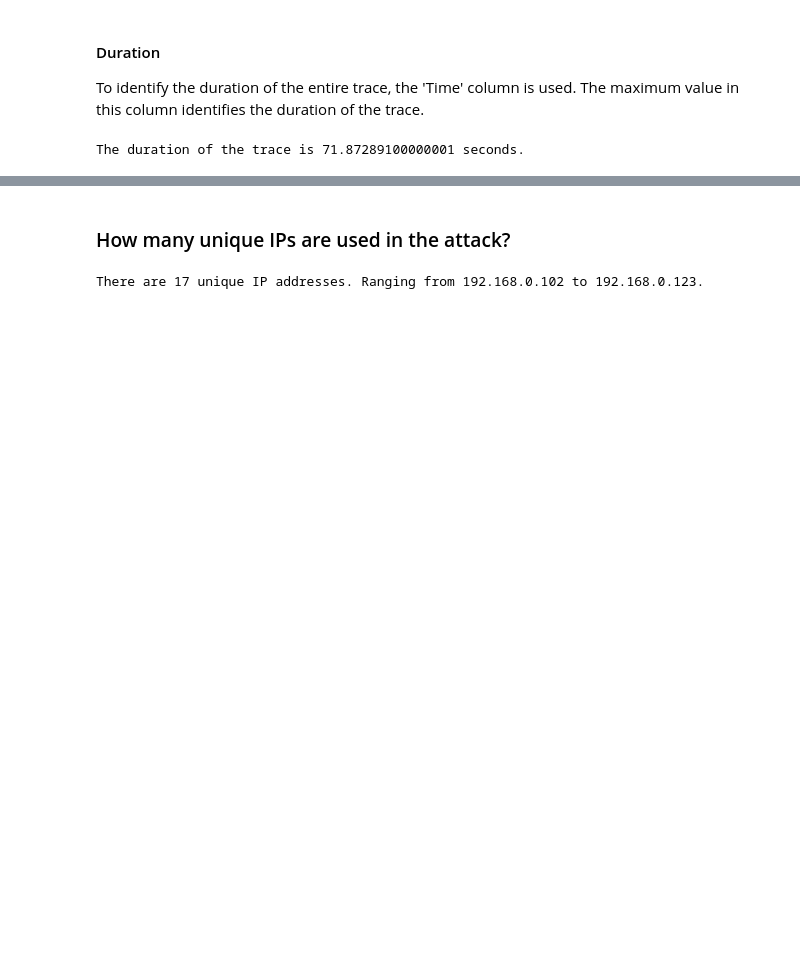
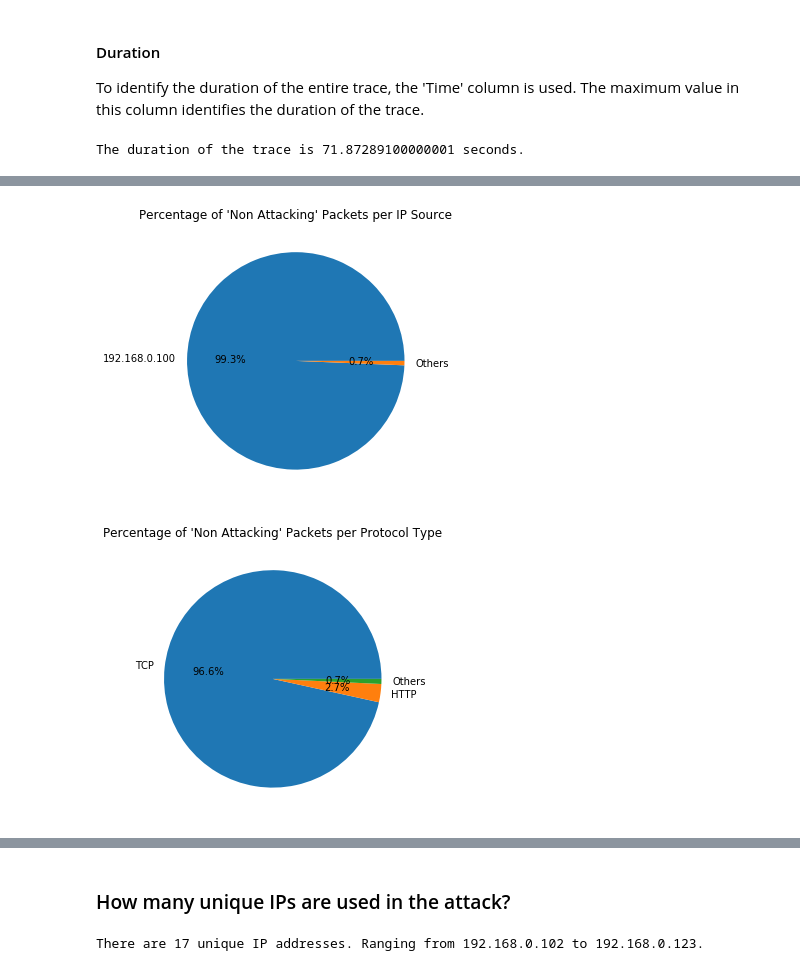
Before and after one commit to NijeboerFrank/jupyter-assignment-3, a Jupyter notebook: Assignment3.ipynb, the cells around one changed output, grey strips where cells are left out. Saved outputs shown, nothing was run; the diff lists cells and outputs as text; code cells hidden in the pictures; blank space fills up the shorter version.

```diff
--- a/Assignment3.ipynb
+++ b/Assignment3.ipynb
@@ -122,0 +181,17 @@ There are 67177 records part of the attack.
+# %%
+non_attackers = df.loc[df['Destination IP'] != "192.168.0.100"]
+not_80 = non_attackers['Source IP'].value_counts().sort_values(ascending=False).index[1:]
+non_attackers.replace(not_80, 'Others')['Source IP'].value_counts().plot.pie(autopct='%1.1f%%', figsize=(5,5))
+plt.title("Percentage of 'Non Attacking' Packets per IP Source")
+plt.ylabel("")
+plt.show()
+
+non_attackers = df.loc[df['Destination IP'] != "192.168.0.100"]
+not_80 = non_attackers['Protocol'].value_counts().sort_values(ascending=False).index[2:]
+non_attackers.replace(not_80, 'Others')['Protocol'].value_counts().plot.pie(autopct='%1.1f%%', figsize=(5,5))
+plt.ylabel("")
+plt.title("Percentage of 'Non Attacking' Packets per Protocol Type")
+plt.show()
+# %% [output]
+[figure, added]
+[figure, added]
```
Also changed, not shown: parts of 35 cells of this notebook, 4 other files.
